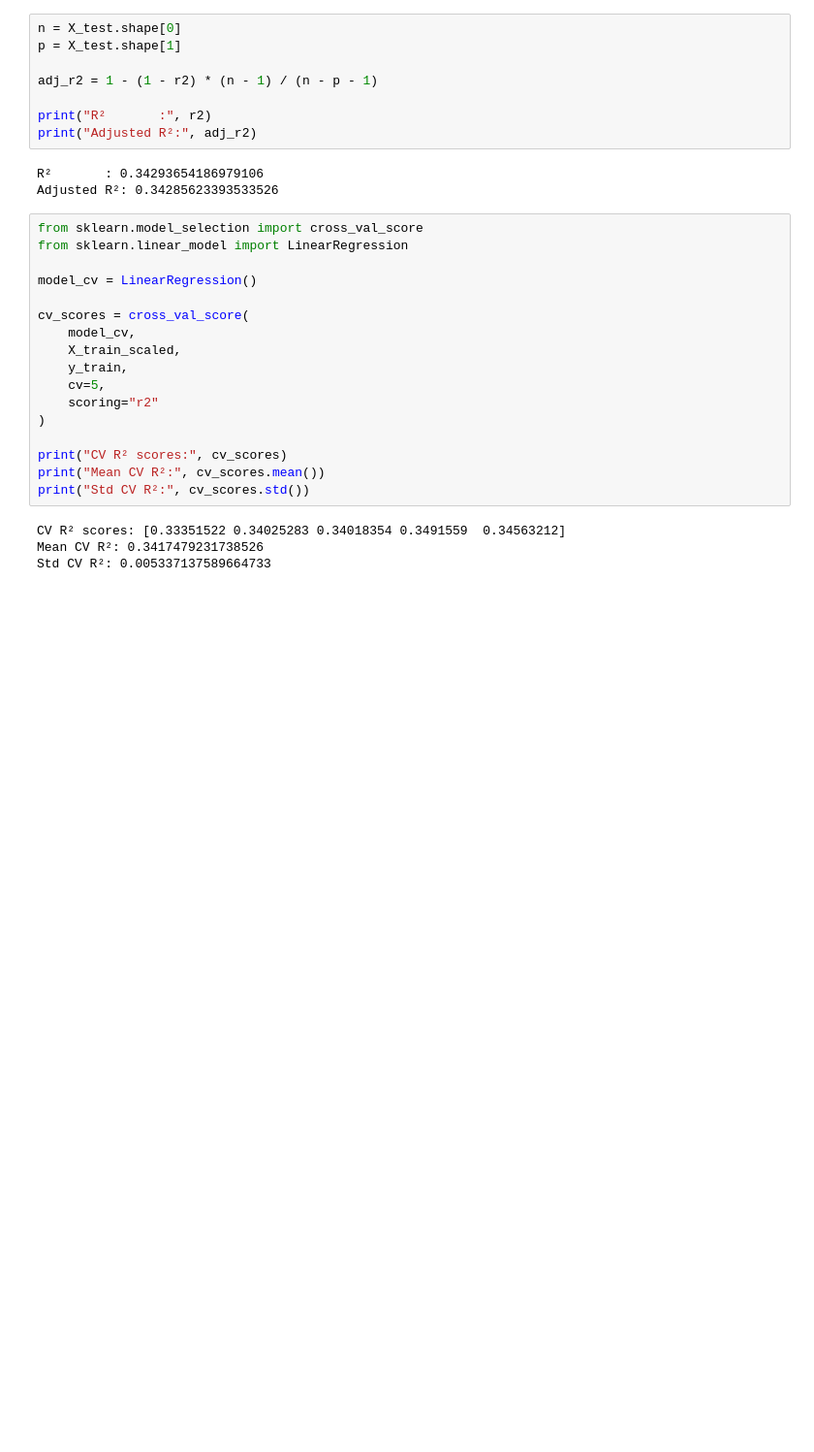
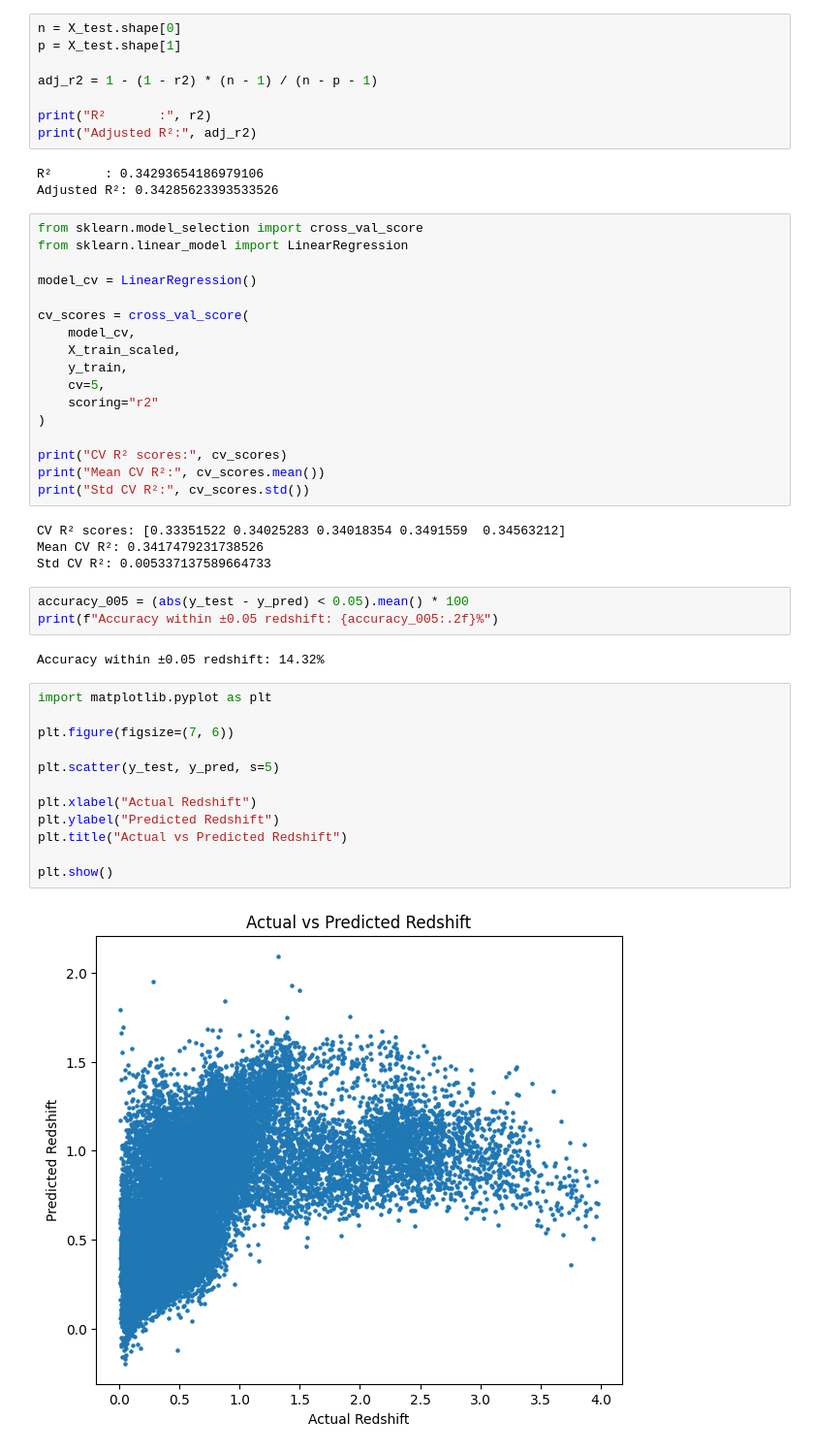
Before and after one commit to Rupam17-sudo/project_2astro, a Jupyter notebook: notebooks/02_experiments.ipynb, the cells around one changed output. Shown at 97% size. Saved outputs shown, nothing was run; the diff lists cells and outputs as text; blank space fills up the shorter version.

```diff
--- a/notebooks/02_experiments.ipynb
+++ b/notebooks/02_experiments.ipynb
@@ -266,3 +266,22 @@ print("Std CV R²:", cv_scores.std())
 CV R² scores: [0.33351522 0.34025283 0.34018354 0.3491559  0.34563212]
 Mean CV R²: 0.3417479231738526
 Std CV R²: 0.005337137589664733
+# %%
+accuracy_005 = (abs(y_test - y_pred) < 0.05).mean() * 100
+print(f"Accuracy within ±0.05 redshift: {accuracy_005:.2f}%")
+# %% [output]
+Accuracy within ±0.05 redshift: 14.32%
+# %%
+import matplotlib.pyplot as plt
+
+plt.figure(figsize=(7, 6))
+
+plt.scatter(y_test, y_pred, s=5)
+
+plt.xlabel("Actual Redshift")
+plt.ylabel("Predicted Redshift")
+plt.title("Actual vs Predicted Redshift")
+
+plt.show()
+# %% [output]
+[figure, added]
```
Also changed, not shown: parts of 37 cells of this notebook.
